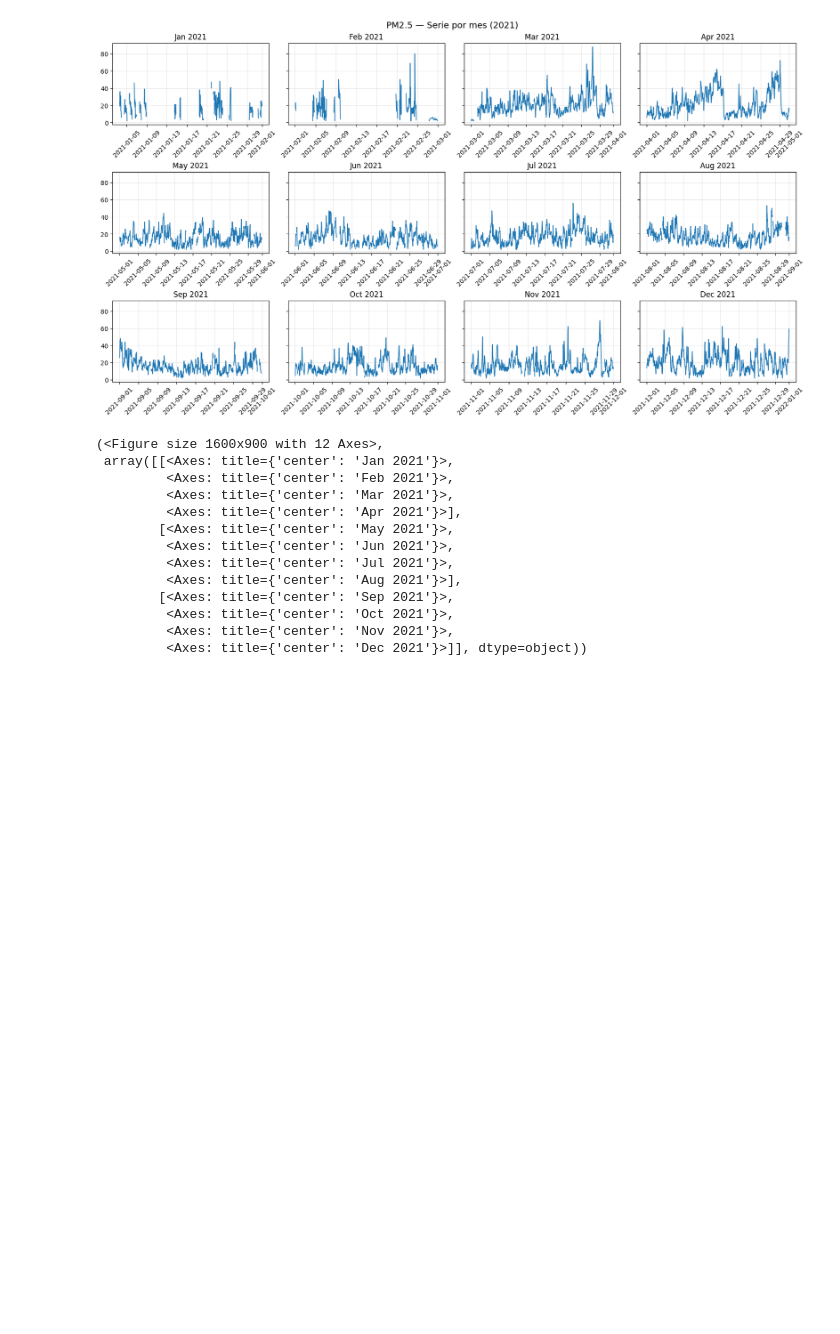
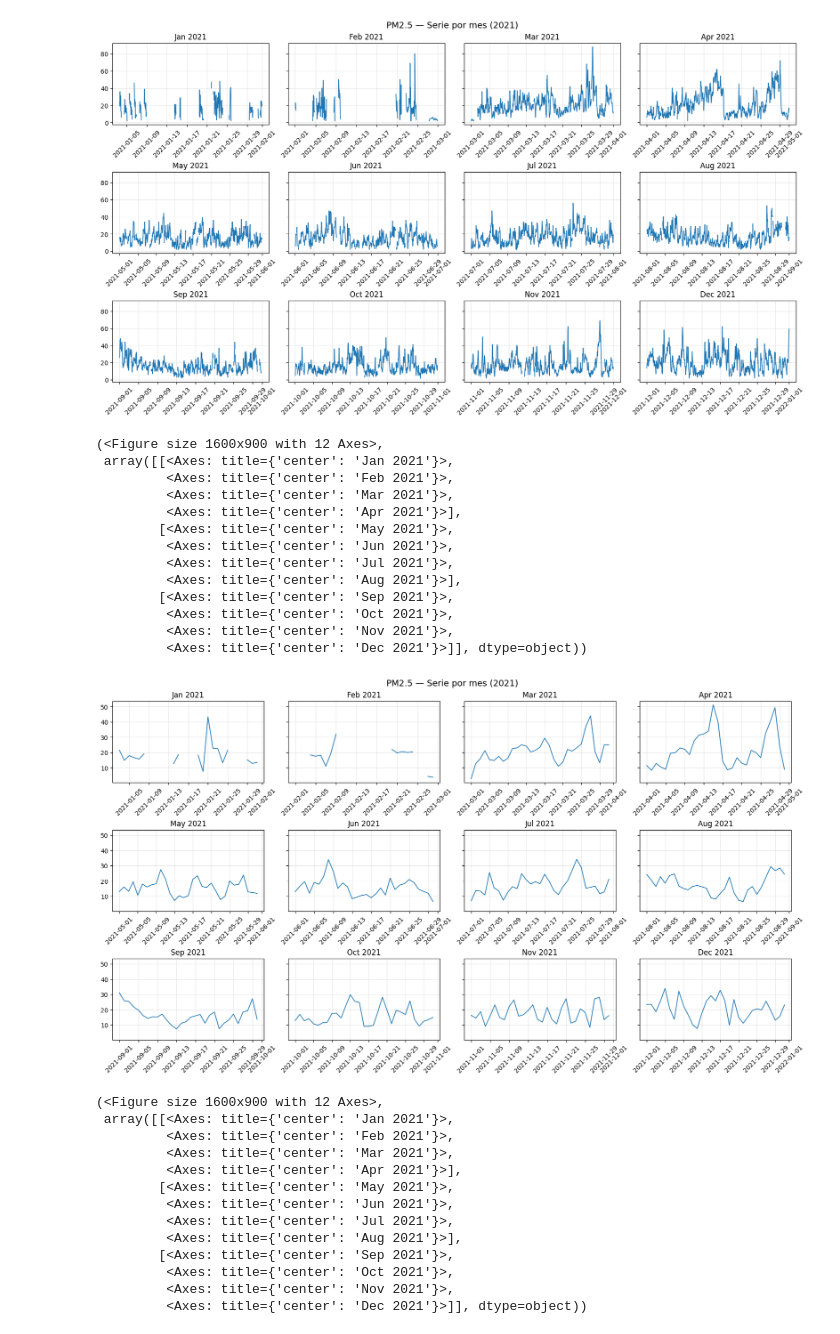
Before and after one commit to marielalvarez/Analisis-de-Calidad-de-Aire, a Jupyter notebook: ETAPA1/suroeste2/2021.ipynb, the cells around one changed output. Drawn from its saved outputs; the diff is of its cells as text; code cells hidden in the pictures; blank space fills up the shorter version.

```diff
--- a/ETAPA1/suroeste2/2021.ipynb
+++ b/ETAPA1/suroeste2/2021.ipynb
@@ -123,6 +173,23 @@ plotserie(data_2021, 'PM2.5')
          <Axes: title={'center': 'Nov 2021'}>,
          <Axes: title={'center': 'Dec 2021'}>]], dtype=object))
 [figure]
+# %%
+plotserie(df_diario, 'PM2.5')
+# %% [output]
+(<Figure size 1600x900 with 12 Axes>,
+ array([[<Axes: title={'center': 'Jan 2021'}>,
+         <Axes: title={'center': 'Feb 2021'}>,
+         <Axes: title={'center': 'Mar 2021'}>,
+         <Axes: title={'center': 'Apr 2021'}>],
+        [<Axes: title={'center': 'May 2021'}>,
+         <Axes: title={'center': 'Jun 2021'}>,
+         <Axes: title={'center': 'Jul 2021'}>,
+         <Axes: title={'center': 'Aug 2021'}>],
+        [<Axes: title={'center': 'Sep 2021'}>,
+         <Axes: title={'center': 'Oct 2021'}>,
+         <Axes: title={'center': 'Nov 2021'}>,
+         <Axes: title={'center': 'Dec 2021'}>]], dtype=object))
+[figure, added]
 # %%
 plotserie(data_2021, 'PM10')
 # %% [output]
```
Also changed, not shown: parts of 6 cells of this notebook, 5 other files.
